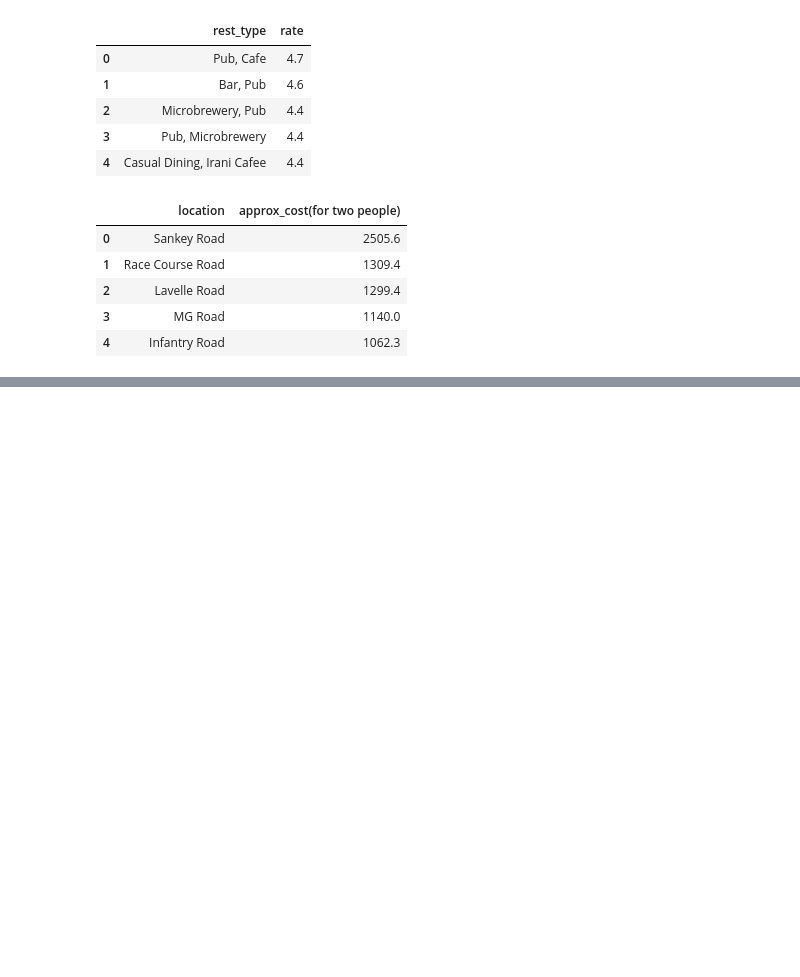
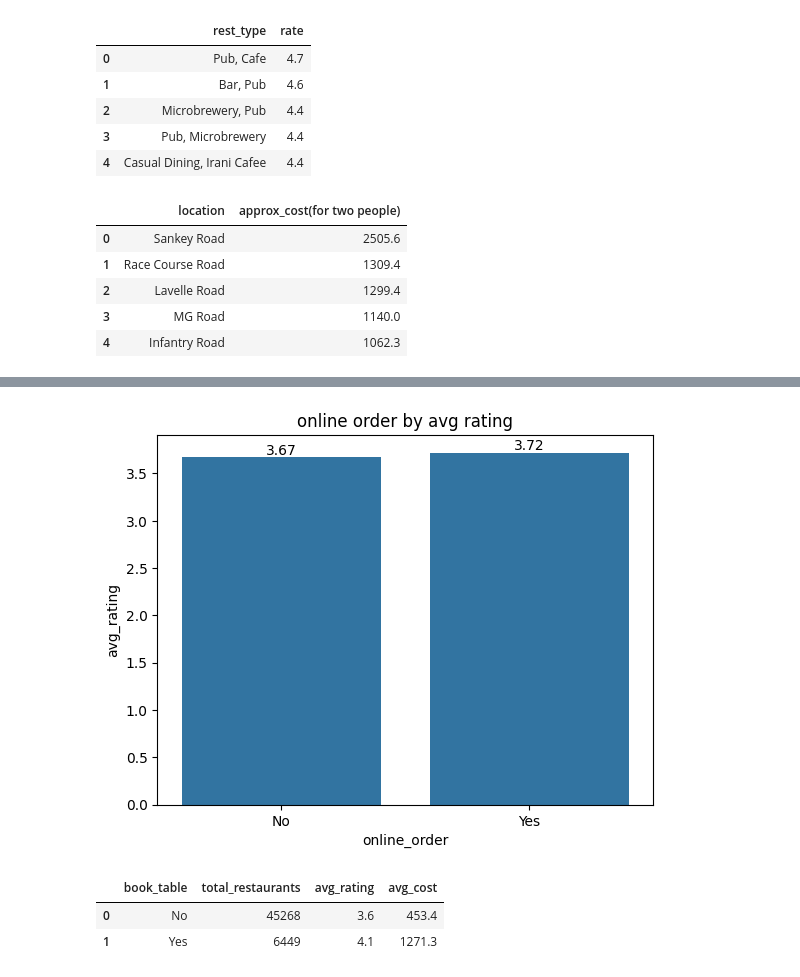
Before and after one commit to AlistairPereira/python-data-analysis-lab, a Jupyter notebook: notebooks/Restaurant_data_cleaning.ipynb, the cells around one changed output, grey strips where cells are left out. Drawn from its saved outputs; the diff is of its cells as text; code cells hidden in the pictures; blank space fills up the shorter version.

```diff
--- a/notebooks/Restaurant_data_cleaning.ipynb
+++ b/notebooks/Restaurant_data_cleaning.ipynb
@@ -678,0 +684,2 @@ top_locations_cost[top_locations_cost['total_restaurants'] > 50]
+# %%
+df.drop('listed_in(city)',inplace=True, axis=1)
@@ -678,0 +702,8 @@ top_locations_cost[top_locations_cost['total_restaurants'] > 50]
+# %%
+sns.barplot(data = online_order_rating, x='online_order',y='avg_rating')
+for i, v in enumerate(online_order_rating['avg_rating']):
+    plt.text(i, v, str(v), ha='center', va='bottom')
+    plt.title('online order by avg rating')
+plt.show()
+# %% [output]
+[figure, added]
@@ -678,0 +717,14 @@ top_locations_cost[top_locations_cost['total_restaurants'] > 50]
+# %%
+book_table_ratings=(
+    df.groupby('book_table')
+    .agg(total_restaurants=('name','count'),
+         avg_rating=('rate','mean'),
+         avg_cost=('approx_cost(for two people)','mean'))
+    .round(1)
+    .reset_index()
+)
+book_table_ratings
+# %% [output]
+|  | book_table | total_restaurants | avg_rating | avg_cost |
+| 0 | No | 45268 | 3.6 | 453.4 |
+| 1 | Yes | 6449 | 4.1 | 1271.3 |
```
Also changed, not shown: parts of 22 cells of this notebook.
